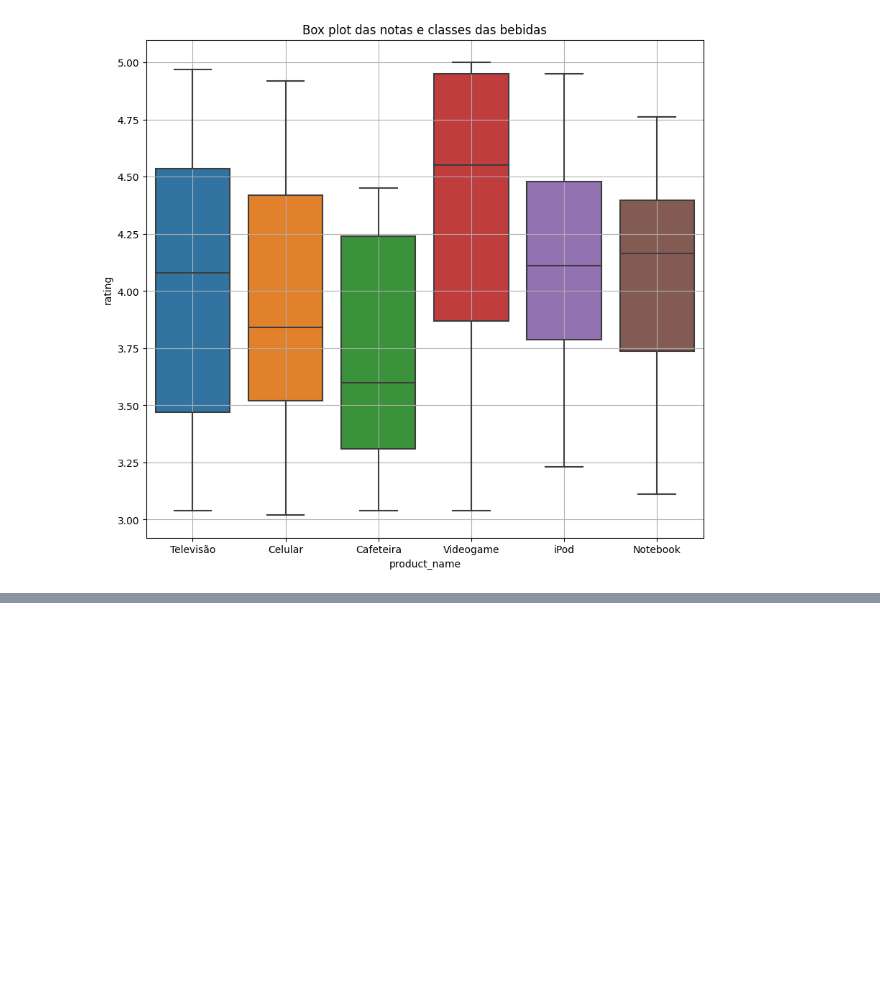
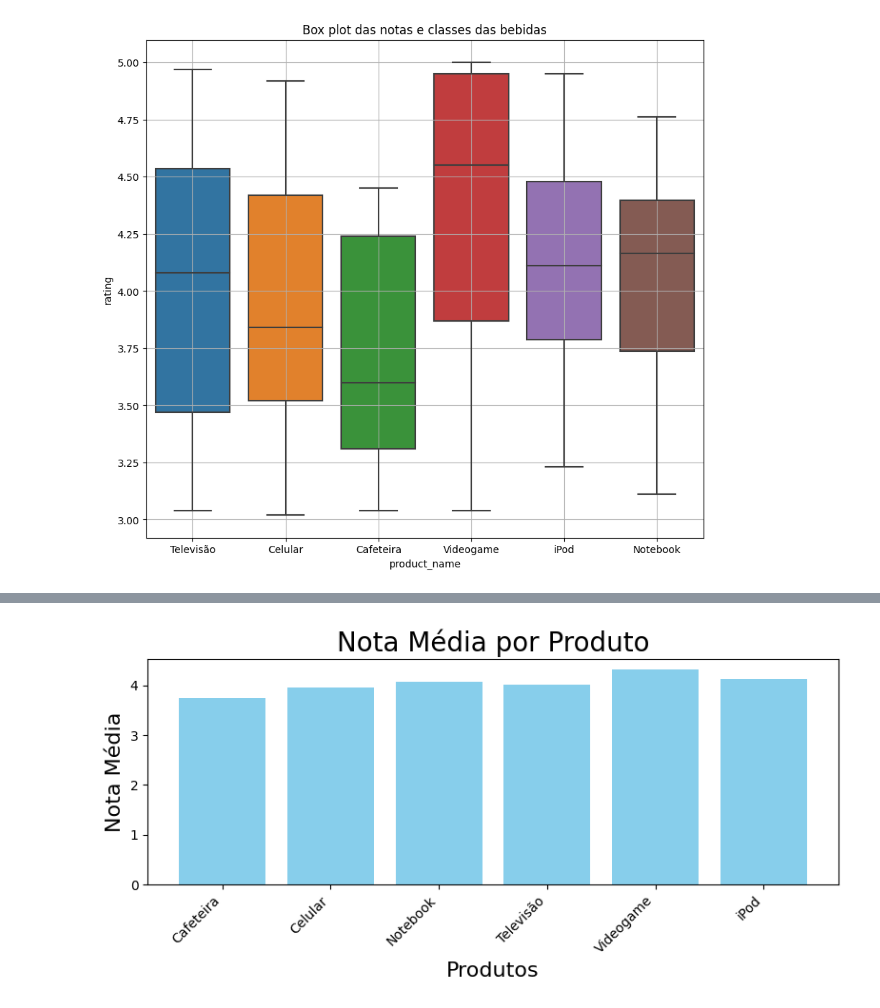
Before and after one commit to Jackvs720v/BigDataIA, a Jupyter notebook: formativa/analise.ipynb, the cells around one changed output, grey strips where cells are left out. Cells and saved outputs as stored; diff of their text form; code cells hidden in the pictures; blank space fills up the shorter version.

```diff
--- a/formativa/analise.ipynb
+++ b/formativa/analise.ipynb
@@ -165,0 +223,2 @@ See the caveats in the documentation: https://pandas.pydata.org/pandas-docs/stab
+# %%
+notasprodutos = df.groupby('product_name')['rating'].mean().reset_index()
@@ -165,0 +235,16 @@ See the caveats in the documentation: https://pandas.pydata.org/pandas-docs/stab
+# %%
+#Plotando um gráfico de barras com as notas médias para cada produto
+
+# Renomear colunas
+notasprodutos.columns = ['Produto', 'Nota Média']
+# Criar gráfico
+plt.figure(figsize=(8, 4))
+plt.bar(notasprodutos['Produto'], notasprodutos['Nota Média'], color='skyblue')
+plt.xlabel('Produtos', fontsize=16)
+plt.ylabel('Nota Média', fontsize=16)
+plt.xticks(rotation=45, ha='right')  # Rotaciona as labels para melhor visualização
+plt.title("Nota Média por Produto", fontsize=20)
+plt.tight_layout()  # Ajusta o layout para evitar sobreposição
+plt.show()
+# %% [output]
+[figure, added]
```
Also changed, not shown: parts of 11 cells of this notebook, 1 other file.
